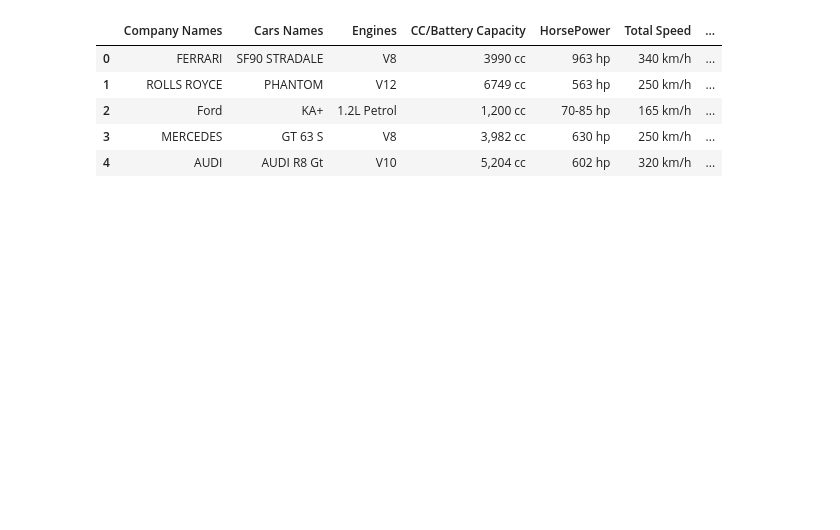
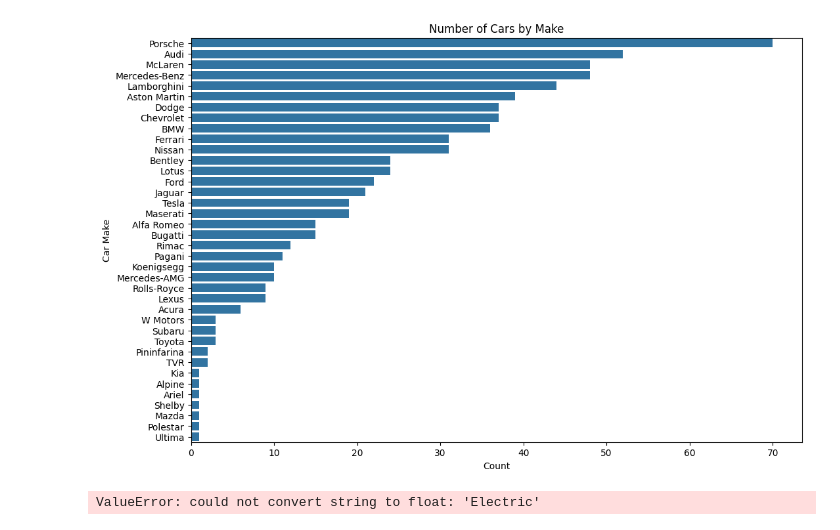
Before and after one commit to irasamant21/Project-3--Car-Price-Prediction-, a Jupyter notebook: cars_regression.ipynb, the cells around one changed output. Drawn from its saved outputs; the diff is of its cells as text; code cells hidden in the pictures; blank space fills up the shorter version.

Commit message:
new Cars_datasets_

```diff
--- a/cars_regression.ipynb
+++ b/cars_regression.ipynb
@@ -1,20 +9,2 @@
 # %%
-import pandas as pd
-
-df = pd.read_csv('/Users/irasamant/Documents/ITSC 3162/Project-3--Car-Price-Prediction-/Cars_datasets_ 2025.csv', encoding_errors='replace')
+df=pd.read_csv('/Users/irasamant/Documents/ITSC 3162/Project-3--Car-Price-Prediction-/Sport car price.csv')
-# %%
-
-
-# 2) Rename multiple columns at once (provide a dict of mappings)
-df = df.rename(columns={'cars_prices': 'Total Price (USD)', 'horsepower': 'Horsepower(hp)','total_speed':'Speed(km/h)','torque':'torque(Nm)'})
-
-# 3) Rename by assignment (replace all column names)
-# Make sure the list length matches the number of columns
-# df.columns = ['col1', 'col2', 'col3', ...]
-
-# 4) Bulk rename using string operations (e.g., lowercase, remove spaces)
-
-
-# Show new columns and head
-print(df.columns)
-df.head()
@@ -35,0 +42,6 @@ df.shape
+# %%
+duplicate_rows = df.duplicated().sum()
+print(f"\nNumber of duplicate rows: {duplicate_rows}")
+
+
+df.drop_duplicates(inplace=True)
@@ -149,9 +74,10 @@ Converted column to Int64
-# %%
-df.head()
-# %% [output]
-|  | Company Names | Cars Names | Engines | CC/Battery Capacity | HorsePower | Total Speed | ... |
-| 0 | FERRARI | SF90 STRADALE | V8 | 3990 cc | 963 hp | 340 km/h | ... |
-| 1 | ROLLS ROYCE | PHANTOM | V12 | 6749 cc | 563 hp | 250 km/h | ... |
-| 2 | Ford | KA+ | 1.2L Petrol | 1,200 cc | 70-85 hp | 165 km/h | ... |
-| 3 | MERCEDES | GT 63 S | V8 | 3,982 cc | 630 hp | 250 km/h | ... |
-| 4 | AUDI | AUDI R8 Gt | V10 | 5,204 cc | 602 hp | 320 km/h | ... |
+# %%
+plt.figure(figsize=(12, 8))
+sns.countplot(y='Car Make', data=df, order=df['Car Make'].value_counts().index)
+plt.title('Number of Cars by Make')
+plt.xlabel('Count')
+plt.ylabel('Car Make')
+plt.savefig('cars_by_make.png')
+plt.show()
+# %% [output]
+[figure, added]
@@ -157,0 +93,4 @@ df.head()
+# %%
+model.fit(X_train, y_train)
+# %% [output]
+ValueError: could not convert string to float: 'Electric'
```
Also changed, not shown: parts of 17 cells of this notebook.
